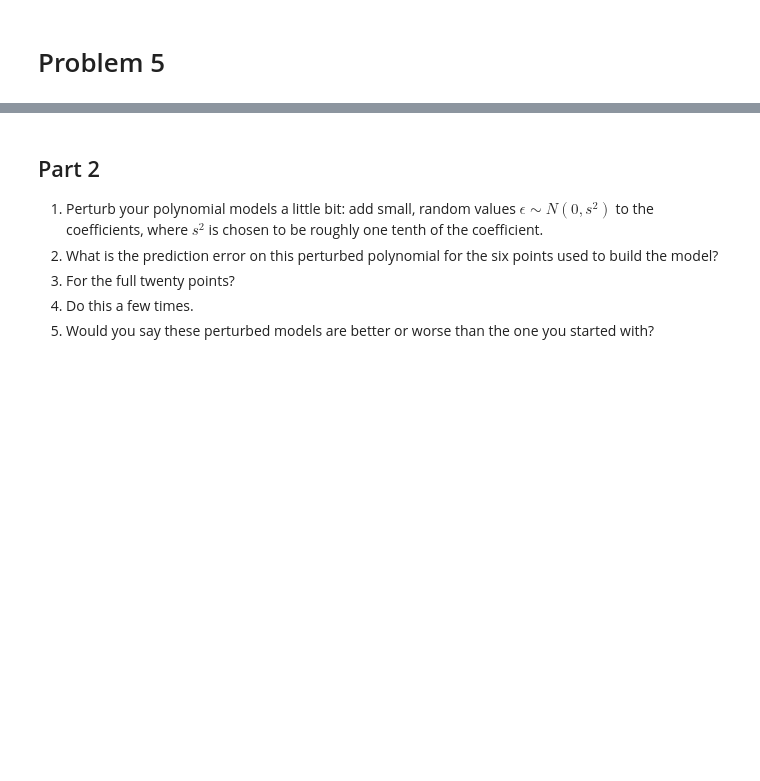
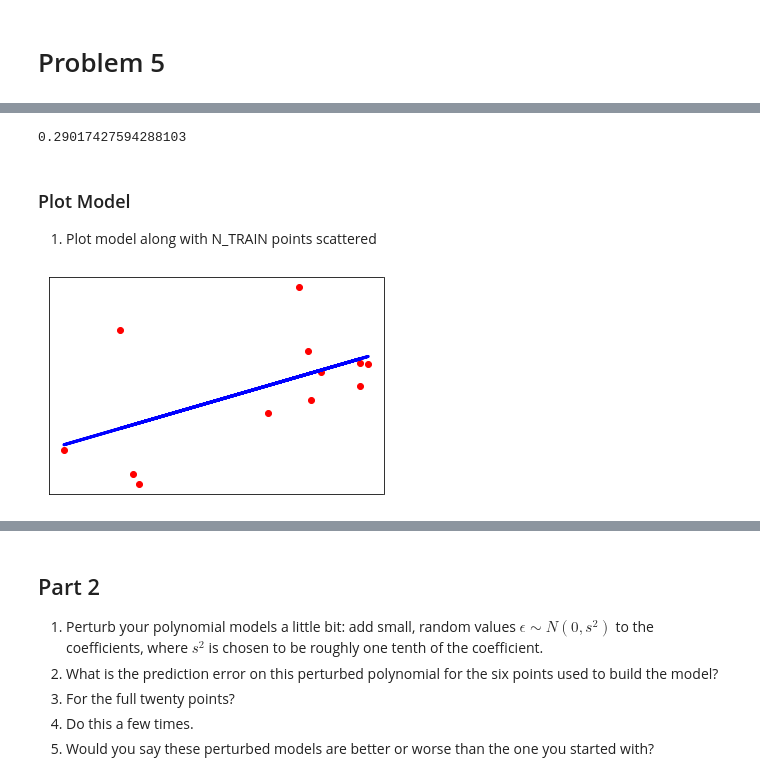
Before and after one commit to digital-tenebrist/udel-math-637, a Jupyter notebook: exercise_1/problem_5.ipynb, the cells around one changed output, grey strips where cells are left out. Cells and saved outputs as stored; diff of their text form; code cells hidden in the pictures; blank space fills up the shorter version.

```diff
--- a/exercise_1/problem_5.ipynb
+++ b/exercise_1/problem_5.ipynb
@@ -12,0 +15,16 @@
+# %%
+from math import sqrt, sin, pi
+
+import numpy as np
+import pandas as pd
+import matplotlib.pyplot as plt
+
+from sklearn.linear_model import LinearRegression as LR
+from sklearn.metrics import mean_squared_error
+
+from importlib import reload
+
+N_SAMPLES=20
+N_TRAIN=12
+
+N_ITERATIONS=10
@@ -12,0 +45,28 @@
+# %%
+raw=np.random.uniform(0.0,1.0,(N_SAMPLES,2))
+indices=np.random.choice(list(range(N_SAMPLES)),N_TRAIN, replace=False)
+points_in_use=raw[indices]
+
+X=points_in_use[:,0].reshape(-1,1)
+Y=points_in_use[:,1]
+
+model = LR().fit(X,Y)
+model.score(X,Y)
+# %% [output]
+0.29017427594288103
+# %% [markdown]
+### Plot Model
+
+1. Plot model along with N_TRAIN points scattered
+# %%
+y_pred = model.predict(X)
+
+plt.scatter(X, Y,  color='red')
+plt.plot(X, y_pred, color='blue', linewidth=3)
+
+plt.xticks(())
+plt.yticks(())
+
+plt.show()
+# %% [output]
+[figure, added]
```
Also changed, not shown: parts of 24 cells of this notebook, 1 other file.
